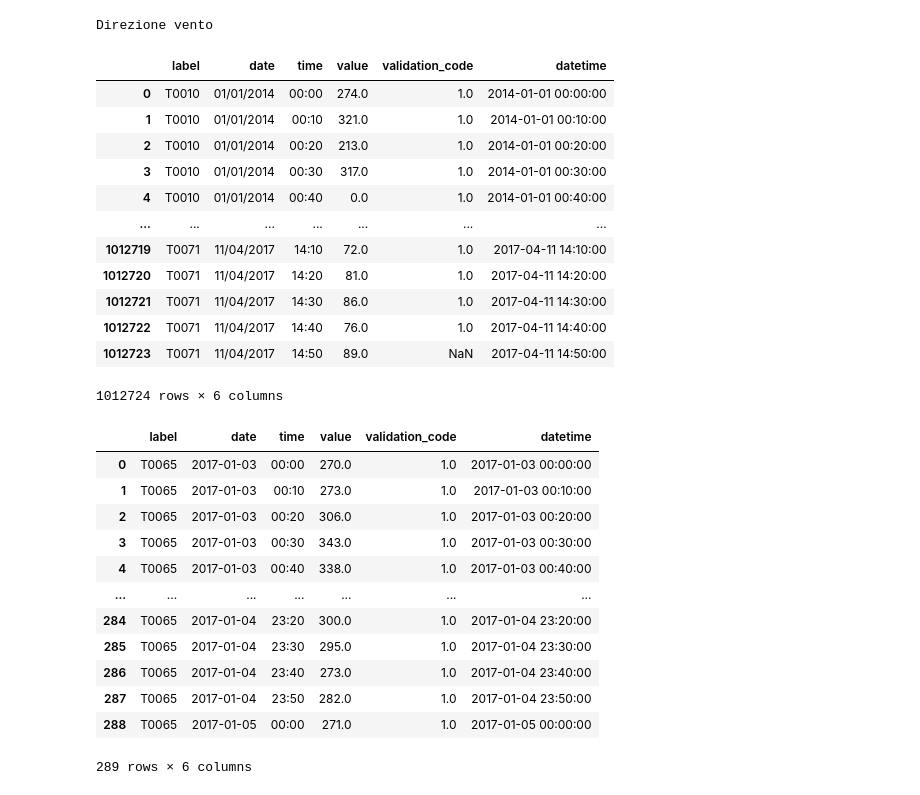
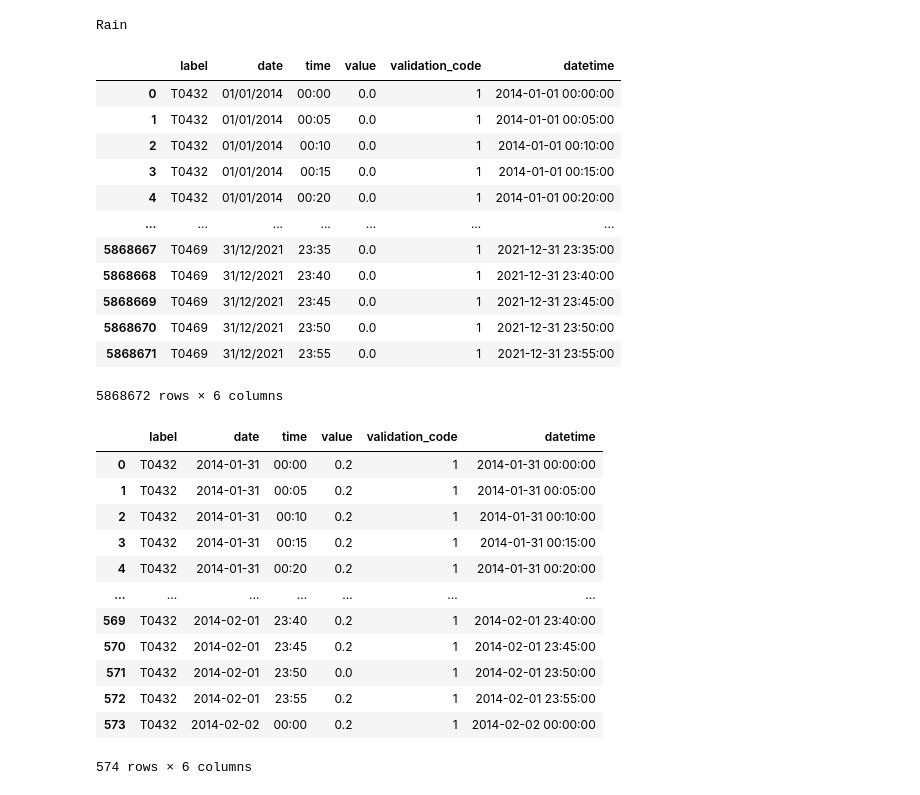
Before and after one commit to eliazonta/AI-Challenge-HIT-2022, a Jupyter notebook: python_code/notebooks/DataPlotter/document_plotter.ipynb, the cells around one changed output. Cells and saved outputs as stored; diff of their text form; code cells hidden in the pictures.

```diff
--- a/python_code/notebooks/DataPlotter/document_plotter.ipynb
+++ b/python_code/notebooks/DataPlotter/document_plotter.ipynb
@@ -24,29 +24,29 @@ wk =  "/content/drive/My Drive/10. Meteotrentino/"
 subfolder = "Dati csv convalidati/"
 
 # select the filename, make me dynamic
-selected_dataset = "temperatura1_A.csv"
+selected_dataset = "umidità_A.csv"
 
 data_path = wk+subfolder+selected_dataset
 # %%
 # select the filename of the dataset (Dario: dont judge me)
 selected_dataset = os.path.basename(data_path).split('_A')[0]
 if selected_dataset > "vel":
-  dataset_sensor = "Vento"
+  dataset_sensor = "Wind"
 elif selected_dataset > "umidita":
-  dataset_sensor = "Umidità"
+  dataset_sensor = "Humidity"
 elif selected_dataset > "temperatura":
-  dataset_sensor = "Temperatura"
+  dataset_sensor = "Temperature"
 elif selected_dataset > "radiazione":
-  dataset_sensor = "Radiazione"
+  dataset_sensor = "Radiation"
 elif selected_dataset > "pioggia":
-  dataset_sensor = "Pioggia"
+  dataset_sensor = "Rain"
 elif selected_dataset > "direzione":
-  dataset_sensor = "Direzione vento"
+  dataset_sensor = "Wind Direction"
 else:
-  dataset_sensor = "Altezza neve"
+  dataset_sensor = "Snow Height"
 print(dataset_sensor)
 # %% [output]
-Direzione vento
+Rain
 # %%
 # loading in pandas dataframe
 df = pd.read_csv(
@@ -69,57 +69,58 @@ df['datetime'] = pd.to_datetime(df['date']+" "+df['time'], format = '%d/%m/%Y %H
 df #Printing table
 # %% [output]
 |  | label | date | time | value | validation_code | datetime |
-| 0 | T0010 | 01/01/2014 | 00:00 | 274.0 | 1.0 | 2014-01-01 00:00:00 |
-| 1 | T0010 | 01/01/2014 | 00:10 | 321.0 | 1.0 | 2014-01-01 00:10:00 |
-| 2 | T0010 | 01/01/2014 | 00:20 | 213.0 | 1.0 | 2014-01-01 00:20:00 |
-| 3 | T0010 | 01/01/2014 | 00:30 | 317.0 | 1.0 | 2014-01-01 00:30:00 |
-| 4 | T0010 | 01/01/2014 | 00:40 | 0.0 | 1.0 | 2014-01-01 00:40:00 |
+| 0 | T0432 | 01/01/2014 | 00:00 | 0.0 | 1 | 2014-01-01 00:00:00 |
+| 1 | T0432 | 01/01/2014 | 00:05 | 0.0 | 1 | 2014-01-01 00:05:00 |
+| 2 | T0432 | 01/01/2014 | 00:10 | 0.0 | 1 | 2014-01-01 00:10:00 |
+| 3 | T0432 | 01/01/2014 | 00:15 | 0.0 | 1 | 2014-01-01 00:15:00 |
+| 4 | T0432 | 01/01/2014 | 00:20 | 0.0 | 1 | 2014-01-01 00:20:00 |
 | ... | ... | ... | ... | ... | ... | ... |
-| 1012719 | T0071 | 11/04/2017 | 14:10 | 72.0 | 1.0 | 2017-04-11 14:10:00 |
-| 1012720 | T0071 | 11/04/2017 | 14:20 | 81.0 | 1.0 | 2017-04-11 14:20:00 |
-| 1012721 | T0071 | 11/04/2017 | 14:30 | 86.0 | 1.0 | 2017-04-11 14:30:00 |
-| 1012722 | T0071 | 11/04/2017 | 14:40 | 76.0 | 1.0 | 2017-04-11 14:40:00 |
-| 1012723 | T0071 | 11/04/2017 | 14:50 | 89.0 | NaN | 2017-04-11 14:50:00 |
+| 5868667 | T0469 | 31/12/2021 | 23:35 | 0.0 | 1 | 2021-12-31 23:35:00 |
+| 5868668 | T0469 | 31/12/2021 | 23:40 | 0.0 | 1 | 2021-12-31 23:40:00 |
+| 5868669 | T0469 | 31/12/2021 | 23:45 | 0.0 | 1 | 2021-12-31 23:45:00 |
+| 5868670 | T0469 | 31/12/2021 | 23:50 | 0.0 | 1 | 2021-12-31 23:50:00 |
+| 5868671 | T0469 | 31/12/2021 | 23:55 | 0.0 | 1 | 2021-12-31 23:55:00 |
-1012724 rows × 6 columns
+5868672 rows × 6 columns
 # %%
-date_start = "03/01/2017" #@param {type:"string"}
-date_end = "04/01/2017" #@param {type:"string"}
-station_num = "T0065" #@param {type:"string"}
+date_start = "31/01/2014" #@param {type:"string"}
+date_end = "01/02/2014" #@param {type:"string"}
+station_num = "T0432" #@param {type:"string"}
 
+# Copy string date before converting it
+date_start_caption = date_start
+date_end_caption = date_end
+
+# Convert date column in datetime format
 df['date'] = pd.to_datetime(df['date'], format = '%d/%m/%Y')
 
 # Converting string in to datetime
 date_start = datetime.strptime(date_start, '%d/%m/%Y')
 date_end = datetime.strptime(date_end, '%d/%m/%Y')
-
-df_filtered = df[(df['label'] == station_num) &
-         (df['date'] >= date_start) &
-         (df['date'] <= date_end) ]
-
 
 # Create a dataframe of only that station in that day
 df_filtered = df[(df['label'] == station_num) &
          (df['date'] >= date_start) &
          (df['date'] <= date_end)]
 # Inserting the 00:00 value of the next day
 nextrow = df_filtered.index[0] + len(df_filtered.index)
 df_filtered = df_filtered.append(df.iloc[nextrow],ignore_index = True)
 
+#print query dataset
 df_filtered
 # %% [output]
 |  | label | date | time | value | validation_code | datetime |
-| 0 | T0065 | 2017-01-03 | 00:00 | 270.0 | 1.0 | 2017-01-03 00:00:00 |
-| 1 | T0065 | 2017-01-03 | 00:10 | 273.0 | 1.0 | 2017-01-03 00:10:00 |
-| 2 | T0065 | 2017-01-03 | 00:20 | 306.0 | 1.0 | 2017-01-03 00:20:00 |
-| 3 | T0065 | 2017-01-03 | 00:30 | 343.0 | 1.0 | 2017-01-03 00:30:00 |
-| 4 | T0065 | 2017-01-03 | 00:40 | 338.0 | 1.0 | 2017-01-03 00:40:00 |
+| 0 | T0432 | 2014-01-31 | 00:00 | 0.2 | 1 | 2014-01-31 00:00:00 |
+| 1 | T0432 | 2014-01-31 | 00:05 | 0.2 | 1 | 2014-01-31 00:05:00 |
+| 2 | T0432 | 2014-01-31 | 00:10 | 0.2 | 1 | 2014-01-31 00:10:00 |
+| 3 | T0432 | 2014-01-31 | 00:15 | 0.2 | 1 | 2014-01-31 00:15:00 |
+| 4 | T0432 | 2014-01-31 | 00:20 | 0.2 | 1 | 2014-01-31 00:20:00 |
 | ... | ... | ... | ... | ... | ... | ... |
-| 284 | T0065 | 2017-01-04 | 23:20 | 300.0 | 1.0 | 2017-01-04 23:20:00 |
-| 285 | T0065 | 2017-01-04 | 23:30 | 295.0 | 1.0 | 2017-01-04 23:30:00 |
-| 286 | T0065 | 2017-01-04 | 23:40 | 273.0 | 1.0 | 2017-01-04 23:40:00 |
-| 287 | T0065 | 2017-01-04 | 23:50 | 282.0 | 1.0 | 2017-01-04 23:50:00 |
-| 288 | T0065 | 2017-01-05 | 00:00 | 271.0 | 1.0 | 2017-01-05 00:00:00 |
+| 569 | T0432 | 2014-02-01 | 23:40 | 0.2 | 1 | 2014-02-01 23:40:00 |
+| 570 | T0432 | 2014-02-01 | 23:45 | 0.2 | 1 | 2014-02-01 23:45:00 |
+| 571 | T0432 | 2014-02-01 | 23:50 | 0.0 | 1 | 2014-02-01 23:50:00 |
+| 572 | T0432 | 2014-02-01 | 23:55 | 0.2 | 1 | 2014-02-01 23:55:00 |
+| 573 | T0432 | 2014-02-02 | 00:00 | 0.2 | 1 | 2014-02-02 00:00:00 |
-289 rows × 6 columns
+574 rows × 6 columns
 # %%
 # Split good and bad data into 2 samples
 y_signal = df_filtered.value
```
Also changed, not shown: parts of 5 cells of this notebook.
